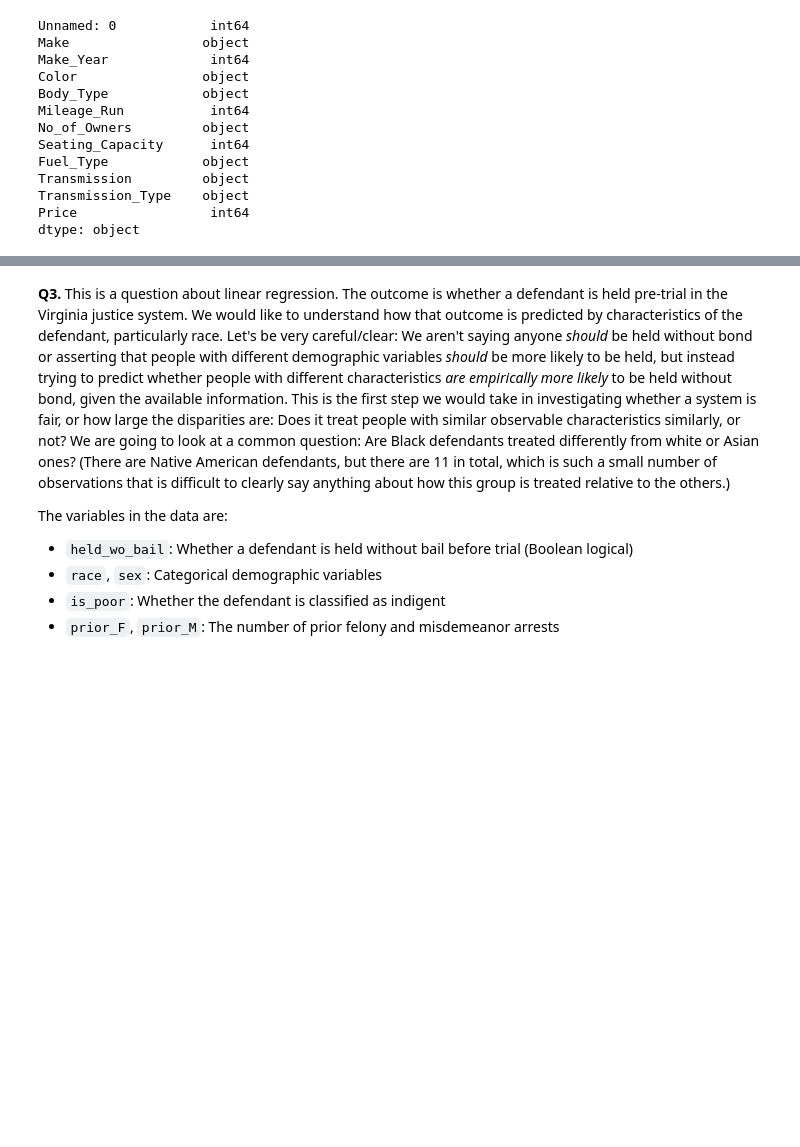
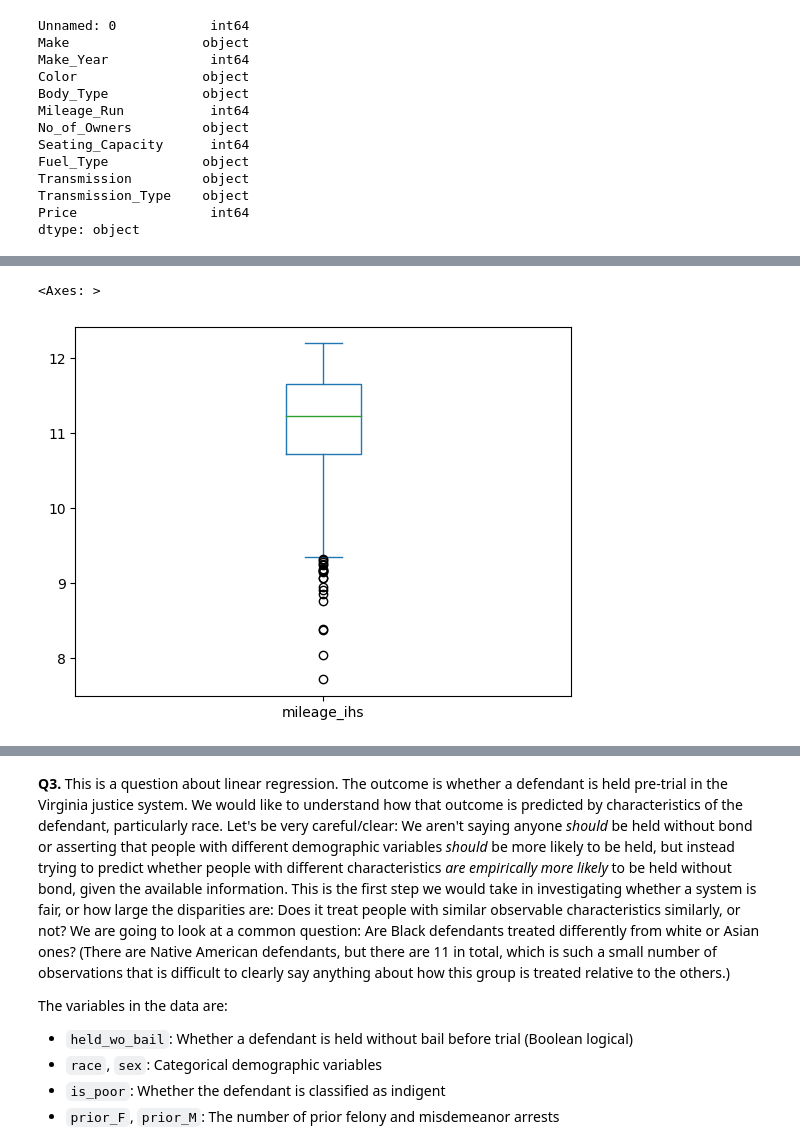
Before and after one commit to cwynne12/linearRegression, a Jupyter notebook: assignment.ipynb, the cells around one changed output, grey strips where cells are left out. Saved outputs shown, nothing was run; the diff lists cells and outputs as text; code cells hidden in the pictures; blank space fills up the shorter version.

```diff
--- a/assignment.ipynb
+++ b/assignment.ipynb
@@ -313,0 +344,5 @@ dtype: object
+# %%
+df['mileage_ihs'].plot.box()
+# %% [output]
+<Axes: >
+[figure, added]
```
Also changed, not shown: parts of 8 cells of this notebook.
